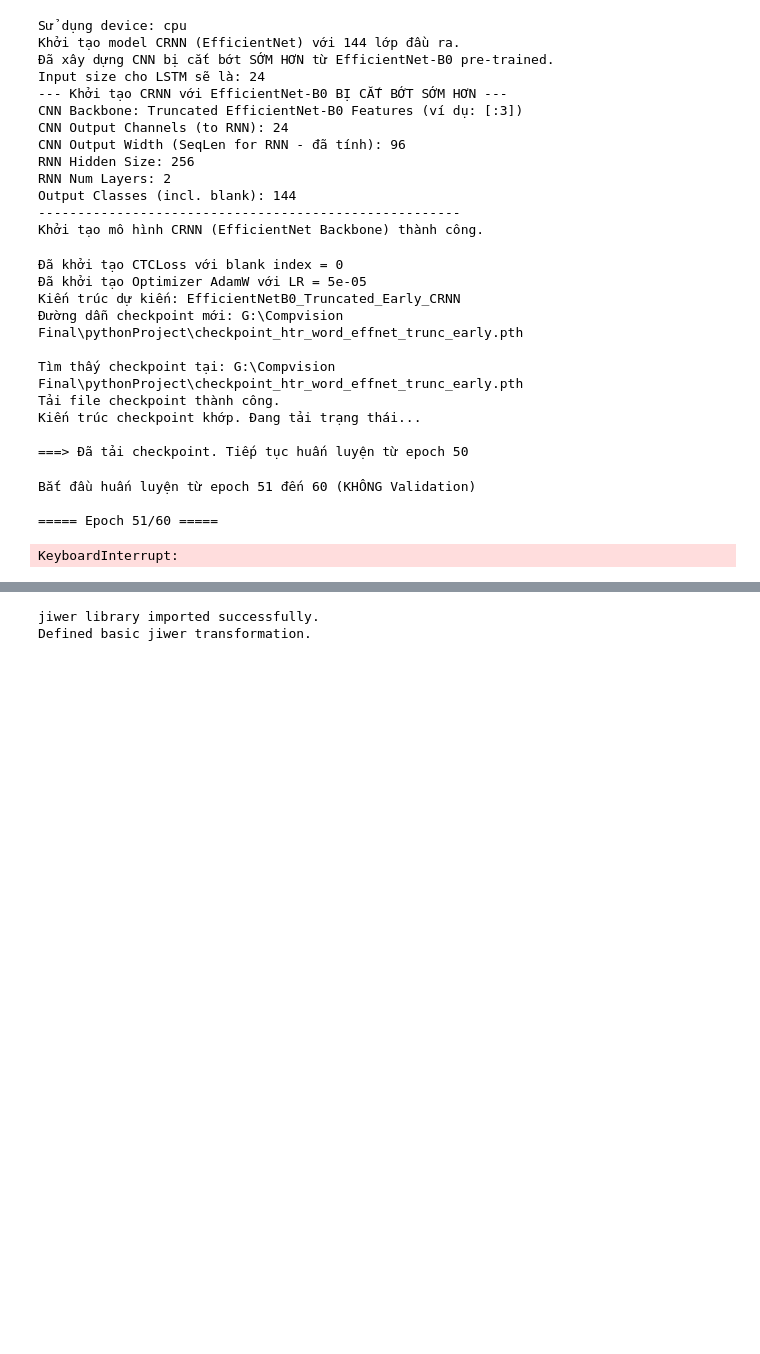
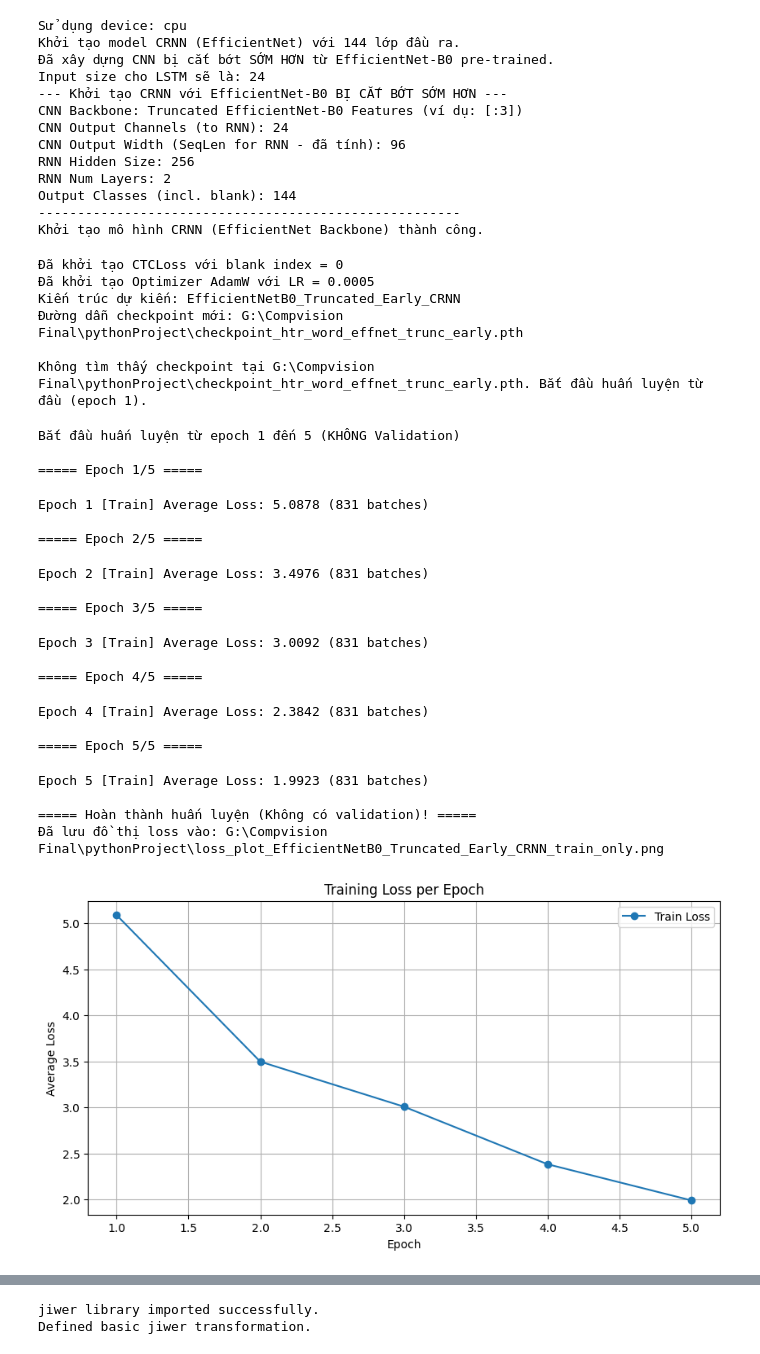
Before and after one commit to toando0212/FinalCompVision, a Jupyter notebook: only_words_with_efficientnetb0.ipynb, the cells around one changed output, grey strips where cells are left out. Saved outputs shown, nothing was run; the diff lists cells and outputs as text; code cells hidden in the pictures; blank space fills up the shorter version.

Commit message:
commit word efficient2

```diff
--- a/only_words_with_efficientnetb0.ipynb
+++ b/only_words_with_efficientnetb0.ipynb
@@ -775,7 +775,7 @@ if blank_idx is None: raise ValueError(f"'{BLANK_TOKEN}' không tìm thấy tron
 criterion_htr = nn.CTCLoss(blank=blank_idx, reduction='mean', zero_infinity=True)
 print(f"\nĐã khởi tạo CTCLoss với blank index = {blank_idx}")
 
-INITIAL_LR = 5e-5
+INITIAL_LR = 5e-4
 optimizer_htr = optim.AdamW(model_htr.parameters(), lr=INITIAL_LR, weight_decay=1e-1)
 print(f"Đã khởi tạo Optimizer AdamW với LR = {INITIAL_LR}")
 
@@ -793,7 +793,7 @@ print(f"Đường dẫn checkpoint mới: {CHECKPOINT_PATH_HTR}")
 
 # Training parameters
 START_EPOCH_HTR = 0
-NUM_EPOCHS = 60 # Đặt số epoch bạn muốn
+NUM_EPOCHS = 5 # Đặt số epoch bạn muốn
 train_losses = []
 val_losses = [] # Vẫn giữ nếu bạn muốn thêm lại validation sau này
 
@@ -842,15 +842,11 @@ gc.collect()
 if torch.cuda.is_available(): torch.cuda.empty_cache()
 # %% [output]
 Đã khởi tạo CTCLoss với blank index = 0
-Đã khởi tạo Optimizer AdamW với LR = 5e-05
+Đã khởi tạo Optimizer AdamW với LR = 0.0005
 Kiến trúc dự kiến: EfficientNetB0_Truncated_Early_CRNN
 Đường dẫn checkpoint mới: G:\Compvision Final\pythonProject\checkpoint_htr_word_effnet_trunc_early.pth
 
-Tìm thấy checkpoint tại: G:\Compvision Final\pythonProject\checkpoint_htr_word_effnet_trunc_early.pth
-Tải file checkpoint thành công.
-Kiến trúc checkpoint khớp. Đang tải trạng thái...
-
-===> Đã tải checkpoint. Tiếp tục huấn luyện từ epoch 50
+Không tìm thấy checkpoint tại G:\Compvision Final\pythonProject\checkpoint_htr_word_effnet_trunc_early.pth. Bắt đầu huấn luyện từ đầu (epoch 1).
 # %%
 # === KHÔNG THAY ĐỔI (Hàm giải mã Greedy) ===
 def decode_batch(outputs, int_to_char_map, blank_token_idx):
@@ -989,9 +985,9 @@ for epoch in range(START_EPOCH_HTR, NUM_EPOCHS):
 
     # --- Adjust Learning Rate (Optional - Không dựa vào val_loss) ---
     # Ví dụ: Giảm LR sau một số epoch cố định
-    if 'scheduler' in locals() and isinstance(scheduler, optim.lr_scheduler.StepLR):
-         scheduler.step()
-         print(f"Current LR: {optimizer_htr.param_groups[0]['lr']:.1e}")
+    # if 'scheduler' in locals() and isinstance(scheduler, optim.lr_scheduler.StepLR):
+    #      scheduler.step()
+    #      print(f"Current LR: {optimizer_htr.param_groups[0]['lr']:.1e}")
 
 
     # --- Lưu Checkpoint SAU MỖI EPOCH ---
@@ -1014,36 +1010,52 @@ for epoch in range(START_EPOCH_HTR, NUM_EPOCHS):
         # Bỏ comment dòng dưới nếu muốn thấy log lưu mỗi epoch
         # print(f"Checkpoint saved after epoch {epoch_num} to {CHECKPOINT_PATH_HTR}")
     except Exception as e_save:
          print(f"Lỗi khi lưu checkpoint tại epoch {epoch_num}: {e_save}")
 
 
 # --- Kết thúc vòng lặp huấn luyện ---
 print("\n===== Hoàn thành huấn luyện (Không có validation)! =====")
 
 # Vẽ đồ thị loss (chỉ có train loss)
 if train_losses:
     plt.figure(figsize=(10, 5))
     plt.plot(range(1, len(train_losses) + 1), train_losses, label='Train Loss', marker='o')
     plt.xlabel('Epoch')
     plt.ylabel('Average Loss')
     plt.title('Training Loss per Epoch')
     plt.legend()
     plt.grid(True)
     # Lưu đồ thị nếu muốn
     loss_plot_path = os.path.join(CHECKPOINT_DIR, f"loss_plot_{EXPECTED_ARCHITECTURE}_train_only.png")
     try:
         plt.savefig(loss_plot_path)
         print(f"Đã lưu đồ thị loss vào: {loss_plot_path}")
     except Exception as e_plot:
         print(f"Lỗi khi lưu đồ thị loss: {e_plot}")
     plt.show()
 else:
     print("Không có dữ liệu train loss để vẽ đồ thị.")
 # %% [output]
-Bắt đầu huấn luyện từ epoch 51 đến 60 (KHÔNG Validation)
+Bắt đầu huấn luyện từ epoch 1 đến 5 (KHÔNG Validation)
 
-===== Epoch 51/60 =====
+===== Epoch 1/5 =====
-KeyboardInterrupt:
+Epoch 1 [Train] Average Loss: 5.0878 (831 batches)
+
+===== Epoch 2/5 =====
+Epoch 2 [Train] Average Loss: 3.4976 (831 batches)
+
+===== Epoch 3/5 =====
+Epoch 3 [Train] Average Loss: 3.0092 (831 batches)
+
+===== Epoch 4/5 =====
+Epoch 4 [Train] Average Loss: 2.3842 (831 batches)
+
+===== Epoch 5/5 =====
+Epoch 5 [Train] Average Loss: 1.9923 (831 batches)
+
+===== Hoàn thành huấn luyện (Không có validation)! =====
+Đã lưu đồ thị loss vào: G:\Compvision Final\pythonProject\loss_plot_EfficientNetB0_Truncated_Early_CRNN_train_only.png
+[figure, added]
 # %%
 print(f"DEBUG: Batch {batch_idx}, LogProbs SeqLen: {log_probs.shape[0]}, InputLengths Max: {valid_input_lengths.max().item()}, LabelLengths Max: {valid_label_lengths.max().item()}")
 # %% [output]
```
Also changed, not shown: parts of 4 cells of this notebook.
